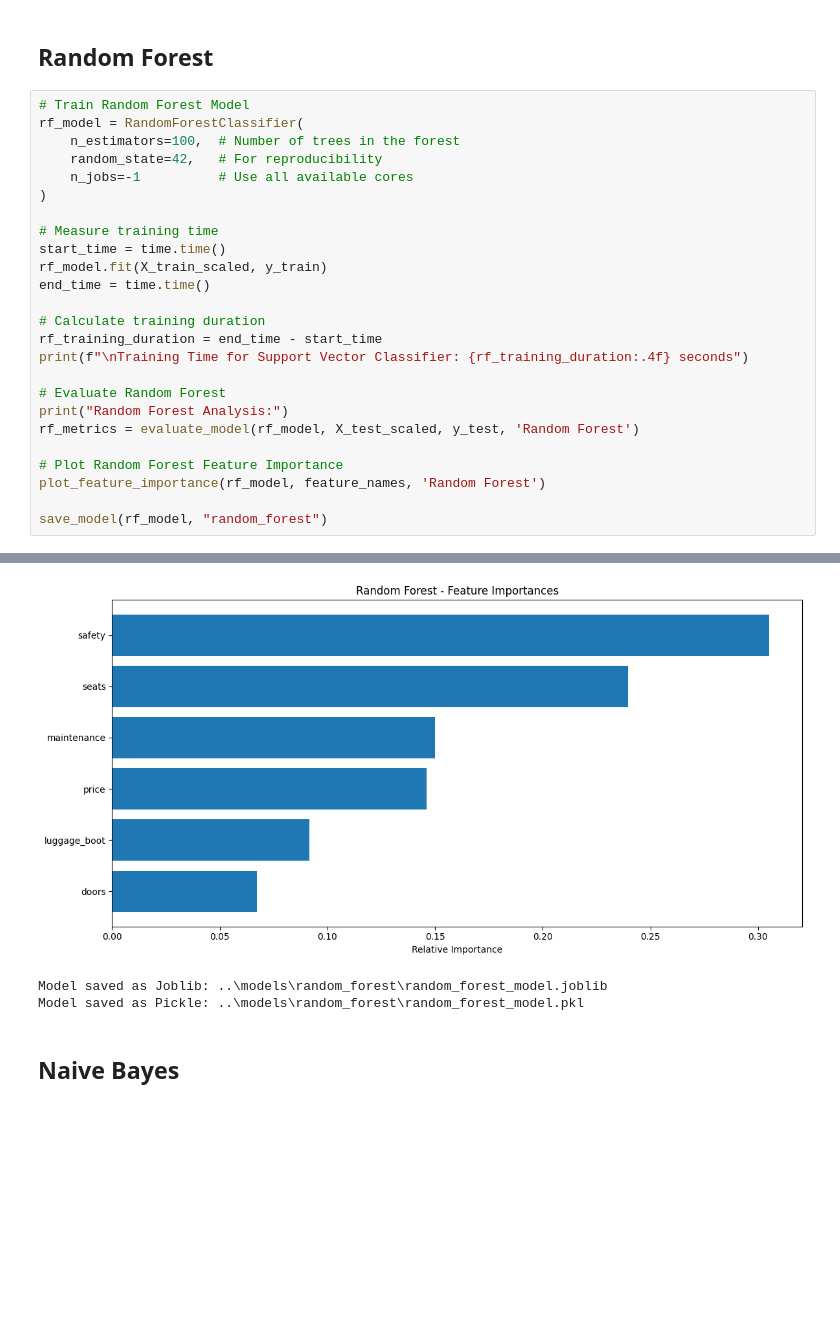
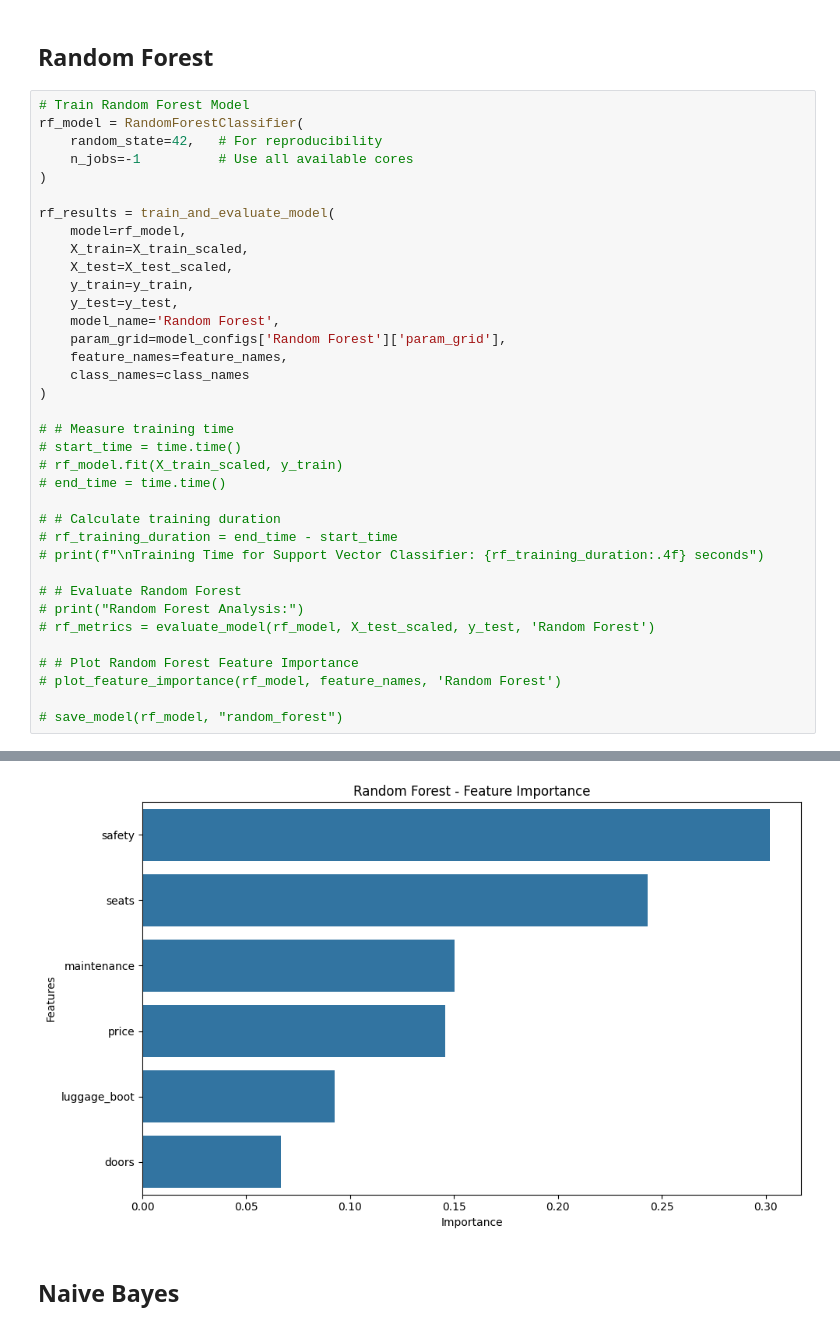
Before and after one commit to jovanovic-djo/car-value-score-prediction, a Jupyter notebook: notebooks/model_training.ipynb, the cells around one changed output, grey strips where cells are left out. Cells and saved outputs as stored; diff of their text form; blank space fills up the shorter version.

```diff
--- a/notebooks/model_training.ipynb
+++ b/notebooks/model_training.ipynb
@@ -480,26 +488,37 @@ Model saved as Pickle: ..\models\decision_tree\decision_tree_model.pkl
 # %%
 # Train Random Forest Model
 rf_model = RandomForestClassifier(
-    n_estimators=100,  # Number of trees in the forest
     random_state=42,   # For reproducibility
     n_jobs=-1          # Use all available cores
 )
 
-# Measure training time
-start_time = time.time()
-rf_model.fit(X_train_scaled, y_train)
-end_time = time.time()
+rf_results = train_and_evaluate_model(
+    model=rf_model,
+    X_train=X_train_scaled,
+    X_test=X_test_scaled,
+    y_train=y_train,
+    y_test=y_test,
+    model_name='Random Forest',
+    param_grid=model_configs['Random Forest']['param_grid'],
+    feature_names=feature_names,
+    class_names=class_names
+)
 
-# Calculate training duration
-rf_training_duration = end_time - start_time
-print(f"\nTraining Time for Support Vector Classifier: {rf_training_duration:.4f} seconds")
+# # Measure training time
+# start_time = time.time()
+# rf_model.fit(X_train_scaled, y_train)
+# end_time = time.time()
 
-# Evaluate Random Forest
-print("Random Forest Analysis:")
-rf_metrics = evaluate_model(rf_model, X_test_scaled, y_test, 'Random Forest')
+# # Calculate training duration
+# rf_training_duration = end_time - start_time
+# print(f"\nTraining Time for Support Vector Classifier: {rf_training_duration:.4f} seconds")
 
-# Plot Random Forest Feature Importance
-plot_feature_importance(rf_model, feature_names, 'Random Forest')
+# # Evaluate Random Forest
+# print("Random Forest Analysis:")
+# rf_metrics = evaluate_model(rf_model, X_test_scaled, y_test, 'Random Forest')
 
-save_model(rf_model, "random_forest")
+# # Plot Random Forest Feature Importance
+# plot_feature_importance(rf_model, feature_names, 'Random Forest')
+
+# save_model(rf_model, "random_forest")
 # %% [output]
@@ -527,6 +543,4 @@ weighted avg       0.99      0.99      0.99       346
-[figure, old version]
+[figure, new version]
-Model saved as Joblib: ..\models\random_forest\random_forest_model.joblib
-Model saved as Pickle: ..\models\random_forest\random_forest_model.pkl
 # %% [markdown]
 ## Naive Bayes
 # %%
```
Also changed, not shown: parts of 2 cells of this notebook, 4 other files.
